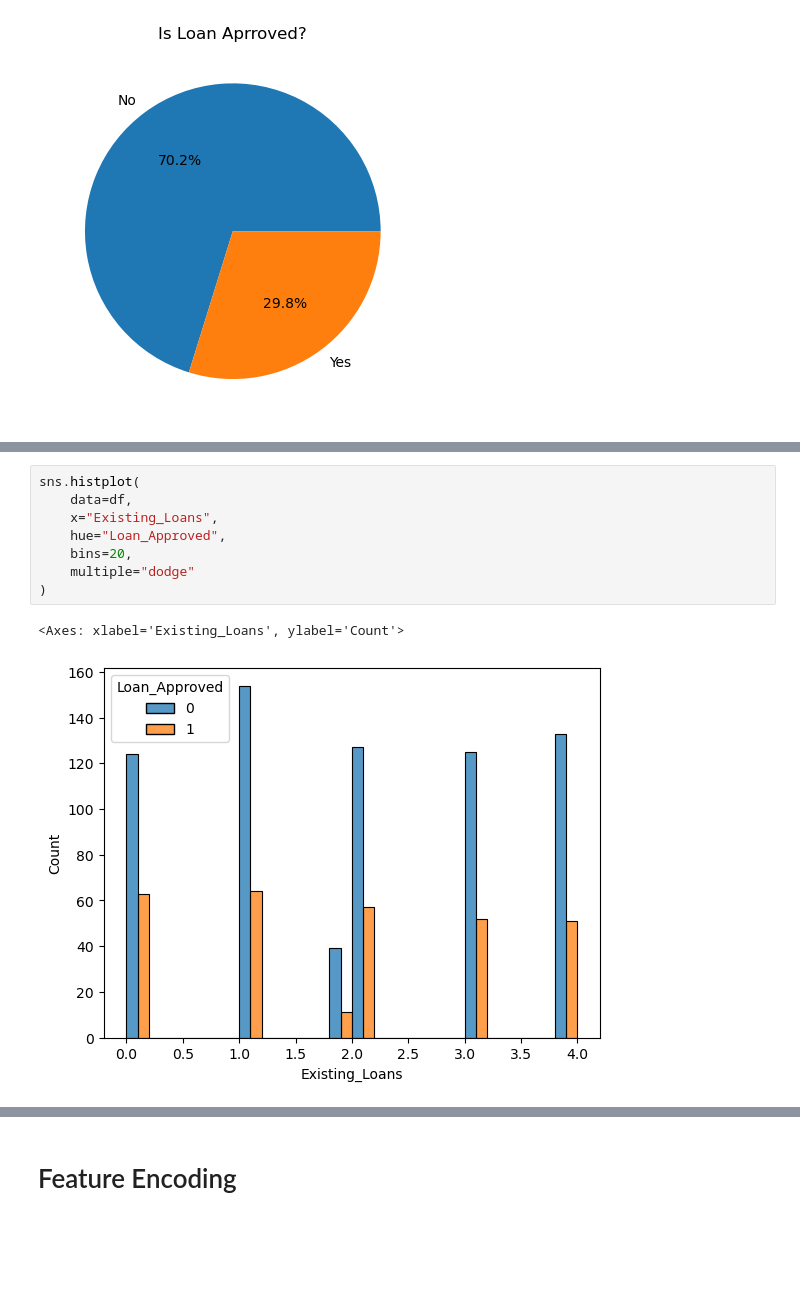
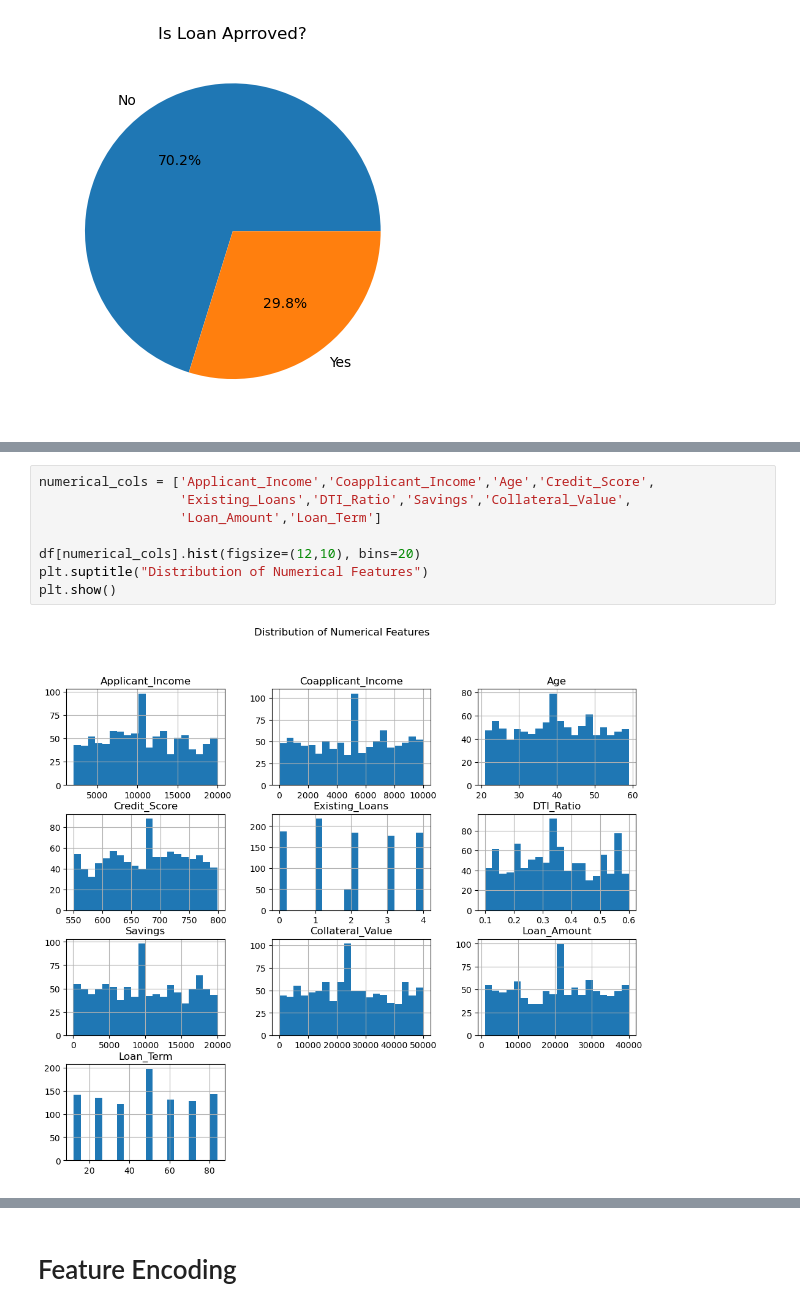
Before and after one commit to DevakiPatil1104/CreditWise-Loan-System, a Jupyter notebook: credit_wise.ipynb, the cells around one changed output, grey strips where cells are left out. Drawn from its saved outputs; the diff is of its cells as text; blank space fills up the shorter version.

```diff
--- a/credit_wise.ipynb
+++ b/credit_wise.ipynb
@@ -170,11 +106,10 @@ sns.histplot(
-# %%
-sns.histplot(
-    data=df,
-    x="Existing_Loans",
-    hue="Loan_Approved",
-    bins=20,
-    multiple="dodge"
-)
-# %% [output]
-<Axes: xlabel='Existing_Loans', ylabel='Count'>
-[figure, removed]
+# %%
+numerical_cols = ['Applicant_Income','Coapplicant_Income','Age','Credit_Score',
+                  'Existing_Loans','DTI_Ratio','Savings','Collateral_Value',
+                  'Loan_Amount','Loan_Term']
+
+df[numerical_cols].hist(figsize=(12,10), bins=20)
+plt.suptitle("Distribution of Numerical Features")
+plt.show()
+# %% [output]
+[figure, added]
```
Also changed, not shown: parts of 8 cells of this notebook.
